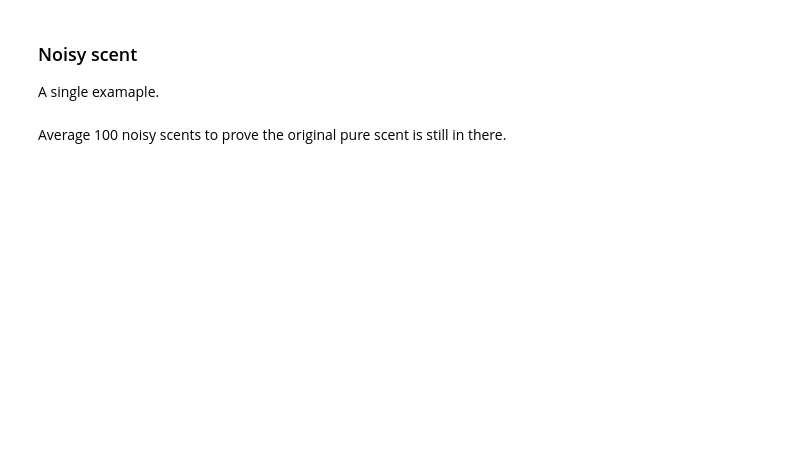
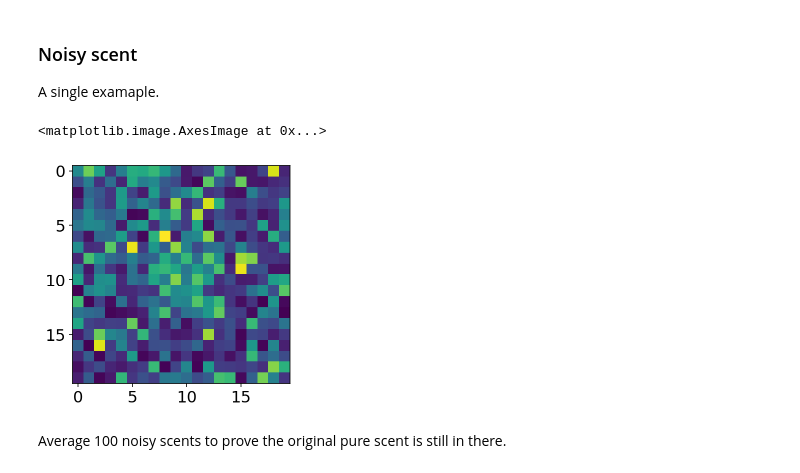
Before and after one commit to parenthetical-e/explorations-book, a Jupyter notebook: book/oh-info.ipynb, the cells around one changed output. Saved outputs shown, nothing was run; the diff lists cells and outputs as text; code cells hidden in the pictures; blank space fills up the shorter version.

```diff
--- a/book/oh-info.ipynb
+++ b/book/oh-info.ipynb
@@ -125,6 +131,8 @@ plt.rcParams["font.size"] = "16"
 ### Random search versus Cognition, when information is often missing and noisy
 
 To build some intuition, let's plot the "scent" emitted by a single target. That same scent corrupts by 1/2 a standard deviation of noise. That same signal, with all but 10 percent of it deleted. That same signal corrupted by noise _and_ all but 10 percent of it deleted.
+# %%
+target_boundary = (10, 10)
 # %% [markdown]
 ### Full scent
 # %%
@@ -139,12 +150,15 @@ plt.imshow(scent, interpolation=None)
 A single examaple.
 # %%
 amplitude = 1
-noise_sigma = 0.5
+noise_sigma = 1.0
 
 coord, scent = create_grid_scent_patches(target_boundary, p=1.0, amplitude=amplitude, sigma=2)
 scent = add_noise(scent, noise_sigma)
 
 plt.imshow(scent, interpolation=None)
+# %% [output]
+<matplotlib.image.AxesImage at 0x...>
+[figure, added]
 # %% [markdown]
 Average 100 noisy scents to prove the original pure scent is still in there.
 # %%
```
Also changed, not shown: parts of 16 cells of this notebook.
